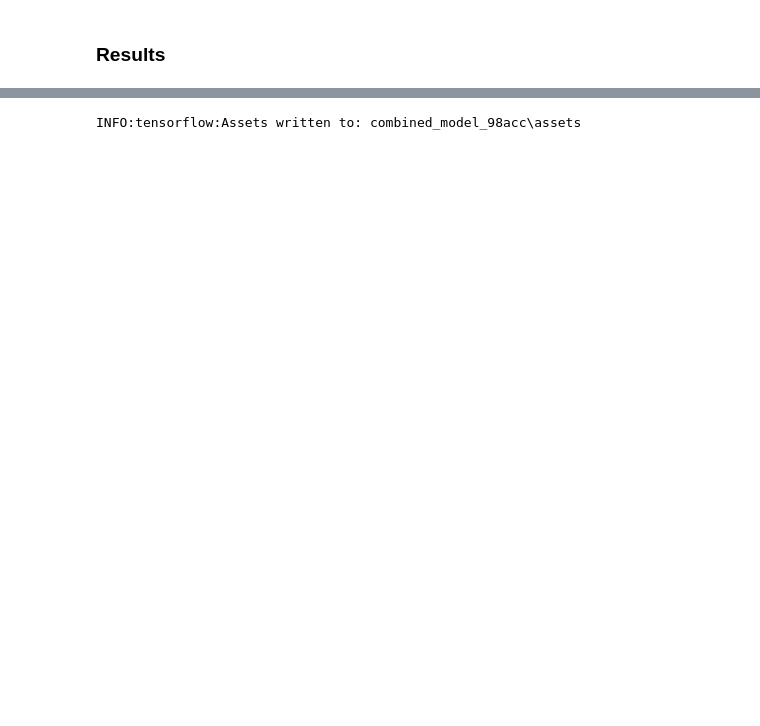
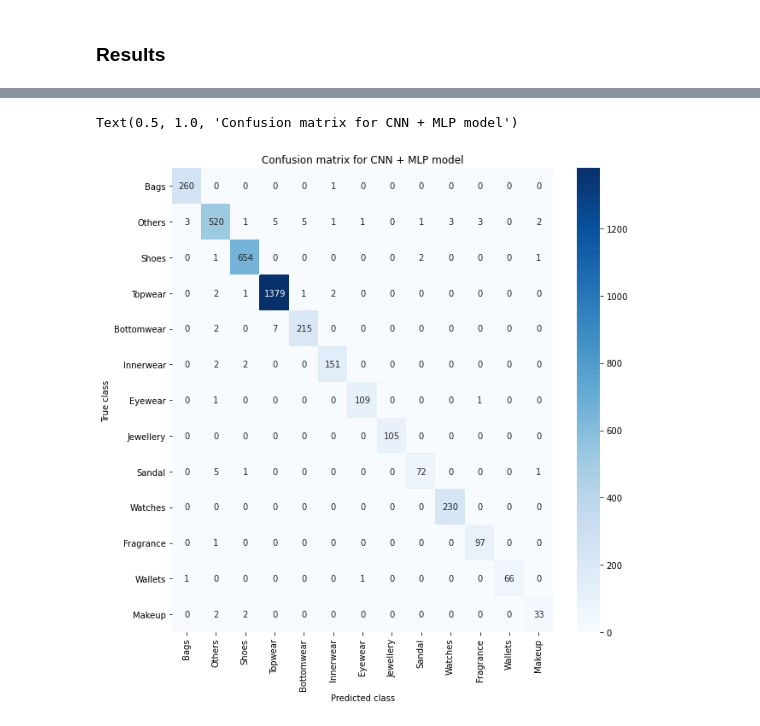
Before and after one commit to jlaframboise/ProductClassification, a Jupyter notebook: Part2_ImageTextClassifier.ipynb, the cells around one changed output, grey strips where cells are left out. Saved outputs shown, nothing was run; the diff lists cells and outputs as text; code cells hidden in the pictures; blank space fills up the shorter version.

```diff
--- a/FullClassifier.ipynb
+++ b/Part2_ImageTextClassifier.ipynb
@@ -317,4 +328,0 @@ The model performed with and accuracy of 98.43%
-# %%
-combined_model.save("combined_model_98acc")
-# %% [output]
-INFO:tensorflow:Assets written to: combined_model_98acc\assets
@@ -324,0 +329,14 @@ with open("combined_model_98acc_history", 'wb') as hist_out:
+# %%
+preds = combined_model.predict({"image_input": xi_test, "text_input": xw_test})
+preds = preds.argmax(1)
+true = y_test.argmax(1)
+# %%
+cm = confusion_matrix(true, preds)
+plt.figure(figsize=(10,10))
+sns.heatmap(cm, annot=True, cmap='Blues', fmt='.0f', xticklabels=labels, yticklabels=labels)
+plt.xlabel("Predicted class")
+plt.ylabel("True class")
+plt.title("Confusion matrix for CNN + MLP model")
+# %% [output]
+Text(0.5, 1.0, 'Confusion matrix for CNN + MLP model')
+[figure, added]
```
Also changed, not shown: parts of 13 cells of this notebook, 2 other files.
